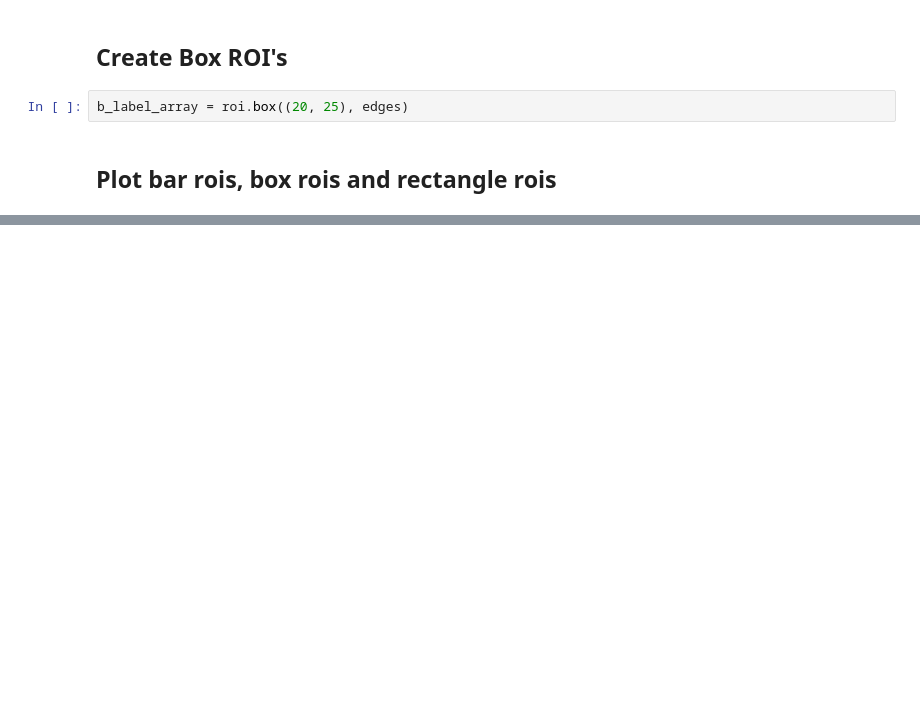
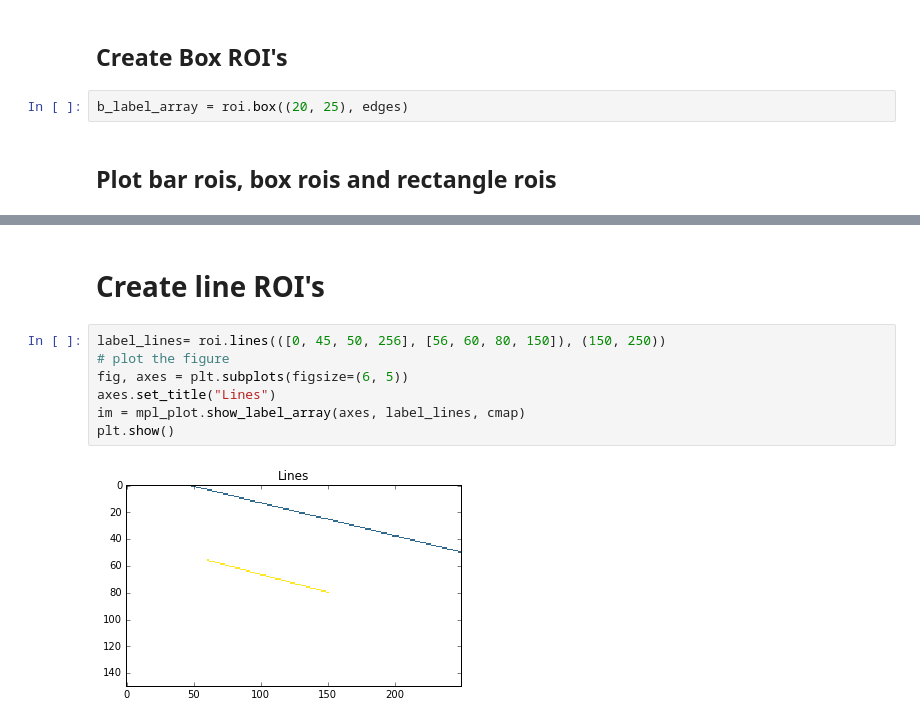
Before and after one commit to scikit-beam/scikit-beam-examples, a Jupyter notebook: demos/Generate_ROI_labeled_arrays.ipynb, the cells around one changed output, grey strips where cells are left out. Saved outputs shown, nothing was run; the diff lists cells and outputs as text; blank space fills up the shorter version.

```diff
--- a/demos/Generate_ROI_labeled_arrays.ipynb
+++ b/demos/Generate_ROI_labeled_arrays.ipynb
@@ -344,3 +246,14 @@ plt.show()
+# %% [markdown]
+# Create line ROI's
+# %%
+label_lines= roi.lines(([0, 45, 50, 256], [56, 60, 80, 150]), (150, 250))
+# plot the figure
+fig, axes = plt.subplots(figsize=(6, 5))
+axes.set_title("Lines")
+im = mpl_plot.show_label_array(axes, label_lines, cmap)
+plt.show()
+# %% [output]
+[figure, added]
 # %%
 import skbeam
 print(skbeam.__version__)
```
Also changed, not shown: parts of 9 cells of this notebook.
